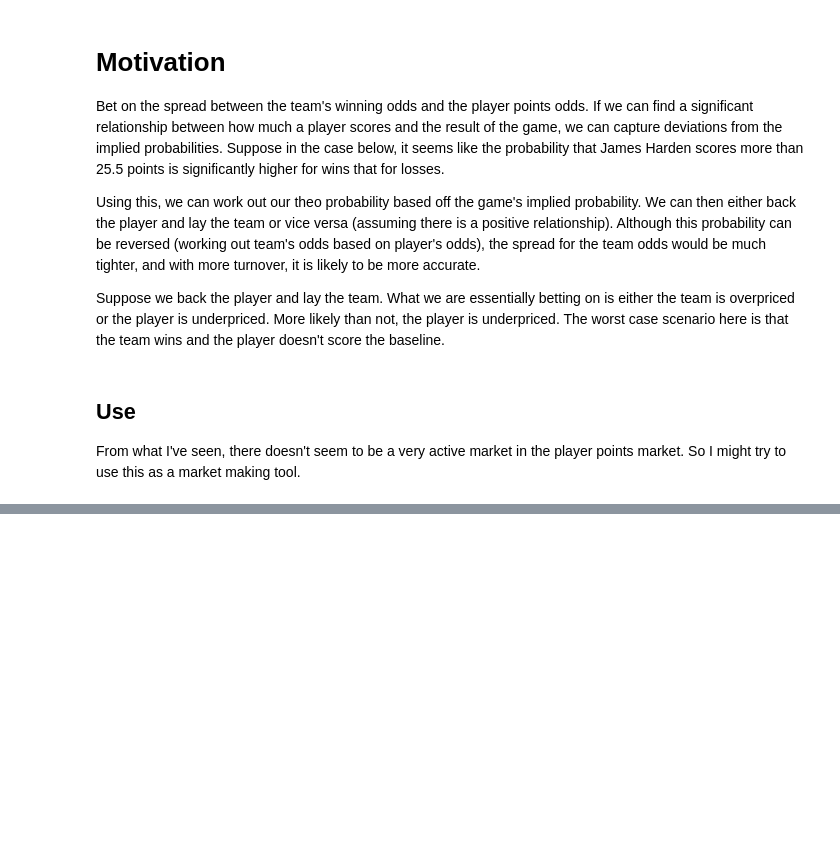
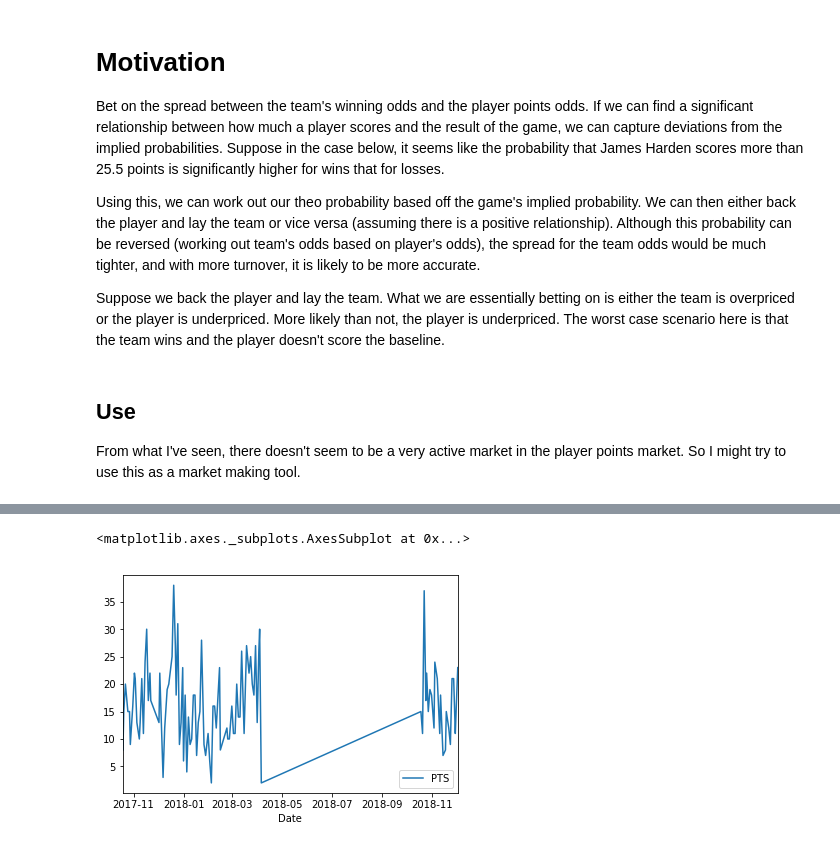
Before and after one commit to johnny-wong/nba_stats, a Jupyter notebook: Notebooks/Analysis - Wins and player points relationship.ipynb, the cells around one changed output, grey strips where cells are left out. Saved outputs shown, nothing was run; the diff lists cells and outputs as text; code cells hidden in the pictures; blank space fills up the shorter version.

```diff
--- a/Notebooks/Analysis - Wins and player points relationship.ipynb
+++ b/Notebooks/Analysis - Wins and player points relationship.ipynb
@@ -108,0 +140,5 @@ theo_player_base_pr
+# %%
+player_df_past_100.plot(y='PTS')
+# %% [output]
+<matplotlib.axes._subplots.AxesSubplot at 0x...>
+[figure, added]
```
Also changed, not shown: parts of 3 cells of this notebook.
